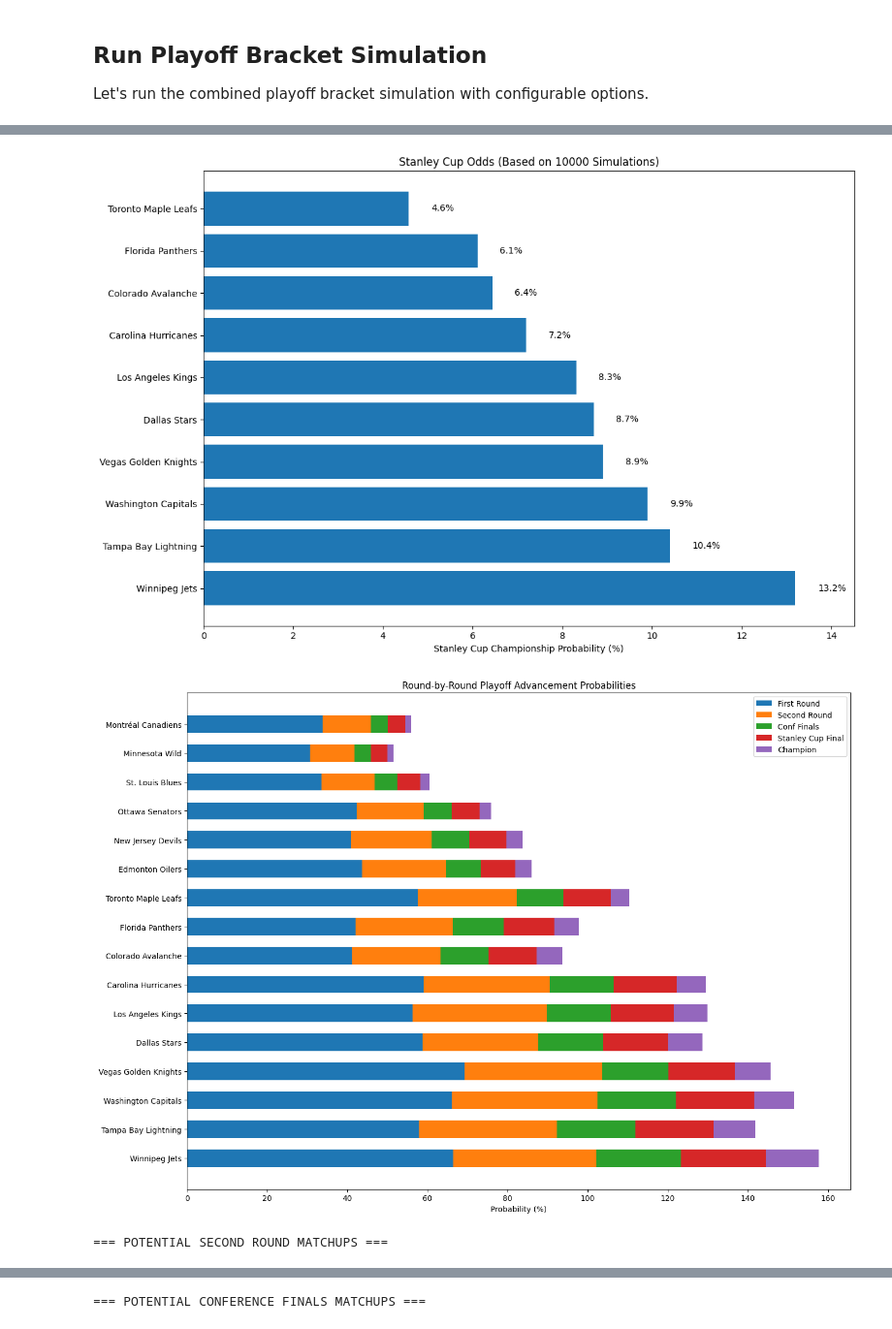
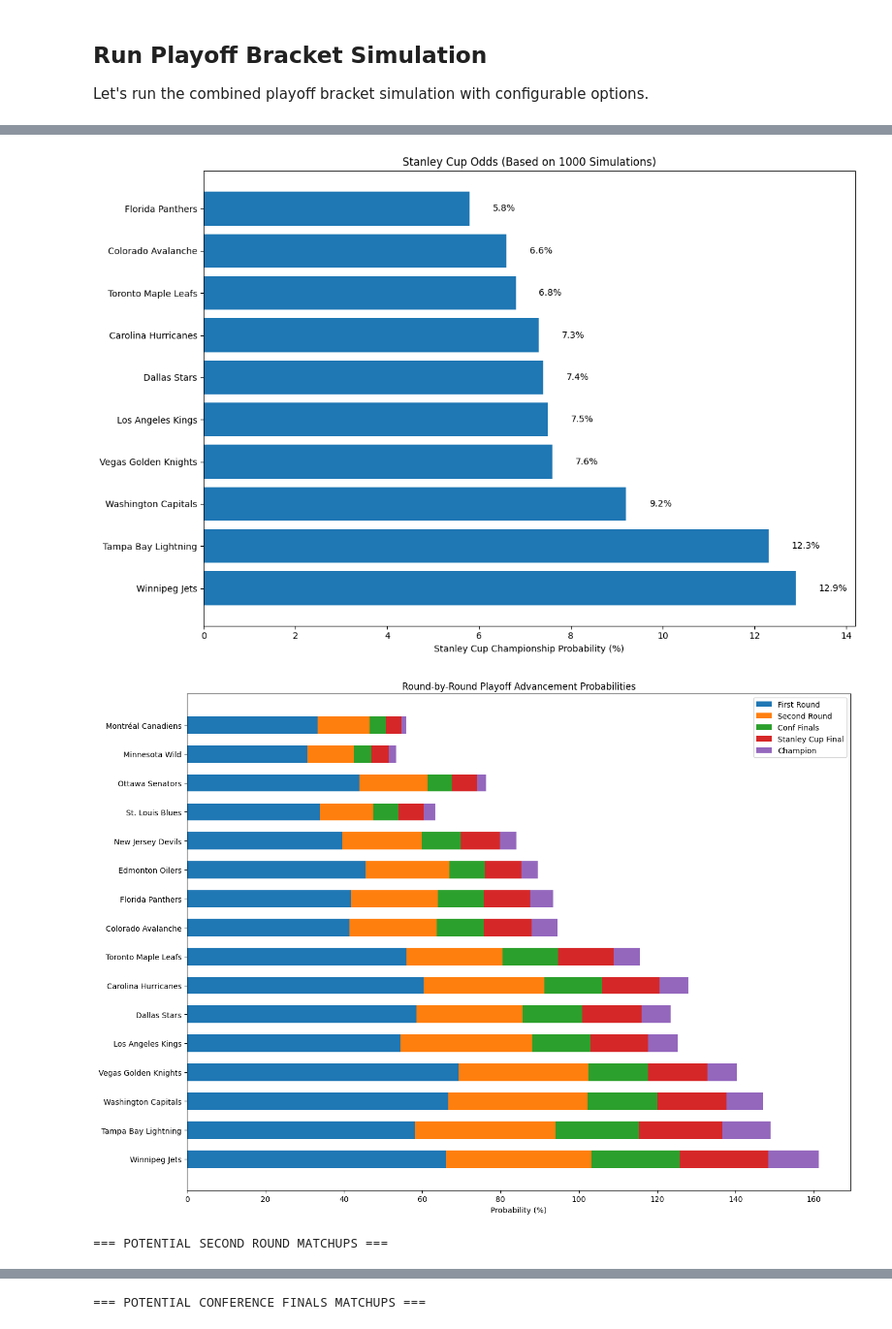
Before and after one commit to eker3777/NHL_playoff_model, a Jupyter notebook: data_processing_notebook.ipynb, the cells around one changed output, grey strips where cells are left out. Shown: that part at 97% size. Drawn from its saved outputs; the diff is of its cells as text; code cells hidden in the pictures.

```diff
--- a/data_processing_notebook.ipynb
+++ b/data_processing_notebook.ipynb
@@ -2221,7 +2217,7 @@ Let's run the combined playoff bracket simulation with configurable options.
 print("Running full playoff bracket simulation with updated series length distribution...")
 print("Series length distribution: 4 games: 14.0%, 5 games: 24.3%, 6 games: 33.6%, 7 games: 28.1%")
 
-n_sims = 10000  # Number of simulations to run
+n_sims = 1000 # Number of simulations to run
 if playoff_matchups and 'team_data' in locals() and not team_data.empty and models:
     # Run the simulation
     print(f"\nRunning {n_sims} simulations of the entire playoff bracket...")
@@ -2355,4 +2351,4 @@ Top Stanley Cup contenders:
-[figure, old version]
+[figure, new version]
-[figure, old version]
+[figure, new version]
 === POTENTIAL SECOND ROUND MATCHUPS ===
 |  | conference | division | matchup | count | probability | top_seed_win_pct |
```
Also changed, not shown: parts of 20 cells of this notebook, 37 other files.
